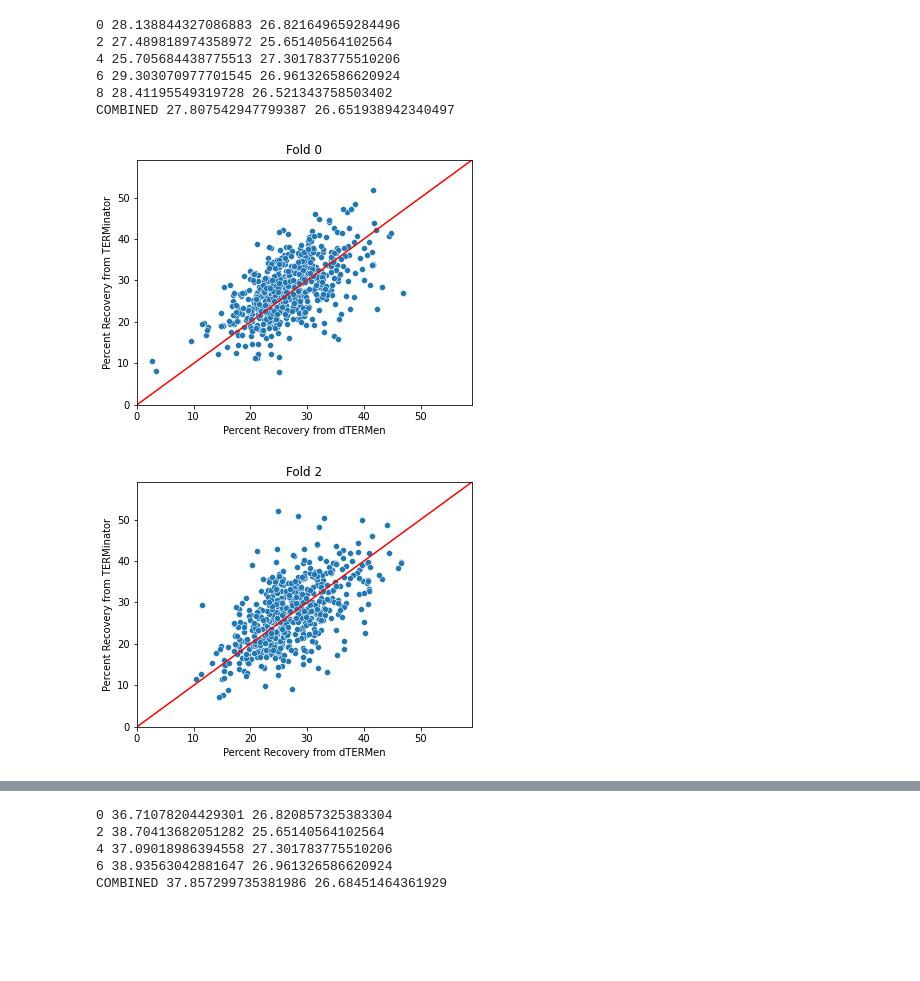
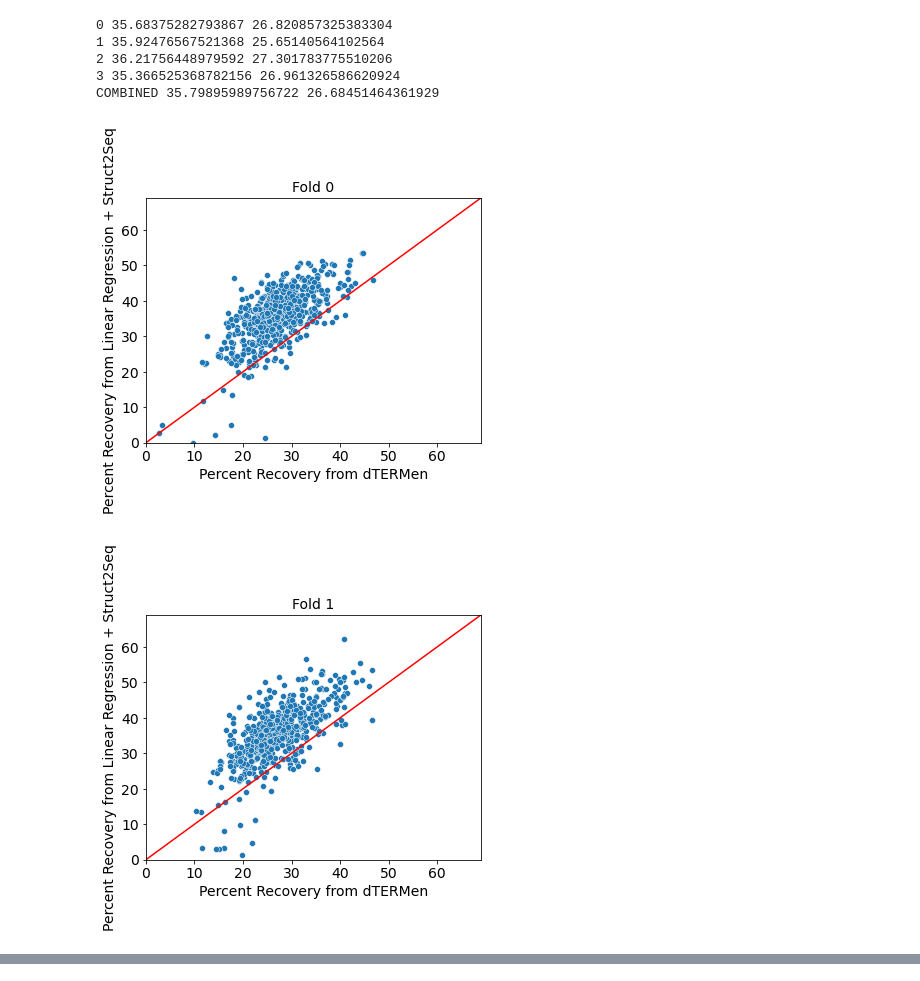
Before and after one commit to alexjli/terminator_public, a Jupyter notebook: analysis/test_run_analysis.ipynb, the cells around one changed output, grey strips where cells are left out. Saved outputs shown, nothing was run; the diff lists cells and outputs as text; code cells hidden in the pictures; blank space fills up the shorter version.

Commit message:
More linear regression analysis.

```diff
--- a/analysis/test_run_analysis.ipynb
+++ b/analysis/test_run_analysis.ipynb
@@ -68,9 +61,11 @@ print(df_alex.recovery.mean(), df_alex.dtermen_recovery.mean())
 # %%
-fig, ax = plt.subplots(figsize=(6,4.5))
-sns.scatterplot(data = df_alex, x='dtermen_recovery', y='recovery', ax=ax)
-ax.plot(np.arange(0, 100), np.arange(0, 100), c='red', ls='-')
-ax.set_xlim([0, df_alex.recovery.max()+1])
-ax.set_ylim([0, df_alex.recovery.max()+1])
-ax.set_xlabel('Percent Recovery from dTERMen')
-ax.set_ylabel('Percent Recovery from TERMinator')
+for foldnum in np.arange(5):
+    fig, ax = plt.subplots(figsize=(6,4.5))
+    sns.scatterplot(data = dfs_fold_noreg[dfs_fold_noreg['test_fold'] == foldnum], x='dtermen_recovery', y='recovery', ax=ax)
+    ax.plot(np.arange(0, 100), np.arange(0, 100), c='red', ls='-')
+    ax.set_xlim([0, dfs_fold_noreg.recovery.max()+1])
+    ax.set_ylim([0, dfs_fold_noreg.recovery.max()+1])
+    ax.set_xlabel('Percent Recovery from dTERMen')
+    ax.set_ylabel('Percent Recovery from TERMinator')
+    ax.set_title(f'Fold {foldnum}')
 # %% [output]
@@ -79,31 +77,30 @@ Text(0, 0.5, 'Percent Recovery from TERMinator')
 # %%
-dfs_fold = []
-for foldnum in [0, 2, 4, 6, 8]:
-    df_fold = pd.read_csv(f'/scratch/users/vsundar/TERMinator/outputs/test_run_fold{foldnum}_pyold/summary_results.csv')
-    df_fold['test_fold'] = foldnum
-    dfs_fold += [df_fold]
-dfs_fold = pd.concat(dfs_fold)
+dfs_fold_linear_s2s = []
+for foldnum in [0, 2, 4, 6]:
+    df_fold = pd.read_csv(f'/scratch/users/vsundar/TERMinator/outputs/test_run_fold{foldnum}_linear_s2s/summary_results.csv')
+    df_fold['test_fold'] = foldnum/2
+    dfs_fold_linear_s2s += [df_fold]
+dfs_fold_linear_s2s = pd.concat(dfs_fold_linear_s2s)
 # %%
-for foldnum in [0, 2, 4, 6, 8]:
-    print(foldnum, dfs_fold[dfs_fold['test_fold'] == foldnum].recovery.mean(), dfs_fold[dfs_fold['test_fold'] == foldnum].dtermen_recovery.mean())
-print('COMBINED', dfs_fold.recovery.mean(), dfs_fold.dtermen_recovery.mean())
+for foldnum in np.arange(4):
+    print(foldnum, dfs_fold_linear_s2s[dfs_fold_linear_s2s['test_fold'] == foldnum].recovery.mean(), dfs_fold_linear_s2s[dfs_fold_linear_s2s['test_fold'] == foldnum].dtermen_recovery.mean())
+print('COMBINED', dfs_fold_linear_s2s.recovery.mean(), dfs_fold_linear_s2s.dtermen_recovery.mean())
 # %% [output]
-0 28.138844327086883 26.821649659284496
-2 27.489818974358972 25.65140564102564
-4 25.705684438775513 27.301783775510206
-6 29.303070977701545 26.961326586620924
-8 28.41195549319728 26.521343758503402
-COMBINED 27.807542947799387 26.651938942340497
+0 35.68375282793867 26.820857325383304
+1 35.92476567521368 25.65140564102564
+2 36.21756448979592 27.301783775510206
+3 35.366525368782156 26.961326586620924
+COMBINED 35.79895989756722 26.68451464361929
 # %%
-for foldnum in [0, 2, 4, 6, 8]:
+for foldnum in np.arange(5):
     fig, ax = plt.subplots(figsize=(6,4.5))
-    sns.scatterplot(data = dfs_fold[dfs_fold['test_fold'] == foldnum], x='dtermen_recovery', y='recovery', ax=ax)
+    sns.scatterplot(data = dfs_fold_linear_s2s[dfs_fold_linear_s2s['test_fold'] == foldnum], x='dtermen_recovery', y='recovery', ax=ax)
     ax.plot(np.arange(0, 100), np.arange(0, 100), c='red', ls='-')
-    ax.set_xlim([0, dfs_fold.recovery.max()+1])
-    ax.set_ylim([0, dfs_fold.recovery.max()+1])
+    ax.set_xlim([0, dfs_fold_linear_s2s.recovery.max()+1])
+    ax.set_ylim([0, dfs_fold_linear_s2s.recovery.max()+1])
     ax.set_xlabel('Percent Recovery from dTERMen')
-    ax.set_ylabel('Percent Recovery from TERMinator')
+    ax.set_ylabel('Percent Recovery from Linear Regression + Struct2Seq')
     ax.set_title(f'Fold {foldnum}')
 # %% [output]
-[figure, old version]
+[figure, new version]
-[figure, old version]
+[figure, new version]
@@ -120,10 +109,0 @@ dfs_fold_noreg = pd.concat(dfs_fold_noreg)
-# %%
-for foldnum in [0, 2, 4, 6]:
-    print(foldnum, dfs_fold_noreg[dfs_fold_noreg['test_fold'] == foldnum].recovery.mean(), dfs_fold_noreg[dfs_fold_noreg['test_fold'] == foldnum].dtermen_recovery.mean())
-print('COMBINED', dfs_fold_noreg.recovery.mean(), dfs_fold_noreg.dtermen_recovery.mean())
-# %% [output]
-0 36.71078204429301 26.820857325383304
-2 38.70413682051282 25.65140564102564
-4 37.09018986394558 27.301783775510206
-6 38.93563042881647 26.961326586620924
-COMBINED 37.857299735381986 26.68451464361929
```
Also changed, not shown: parts of 42 cells of this notebook, 1 other file.
